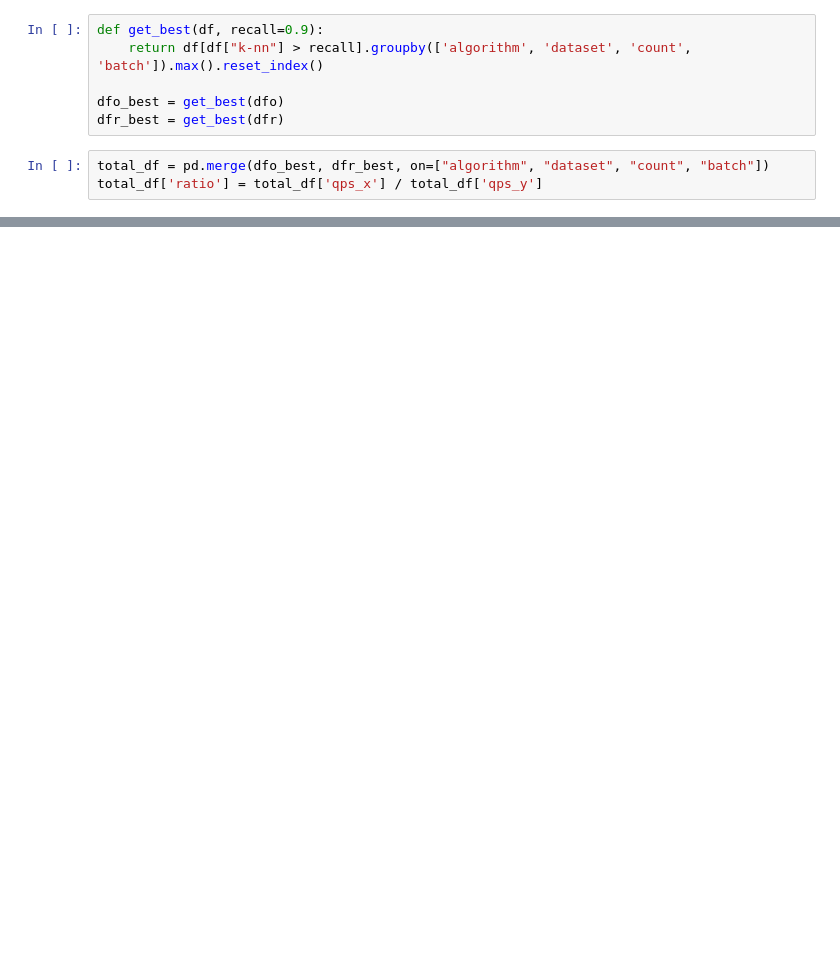
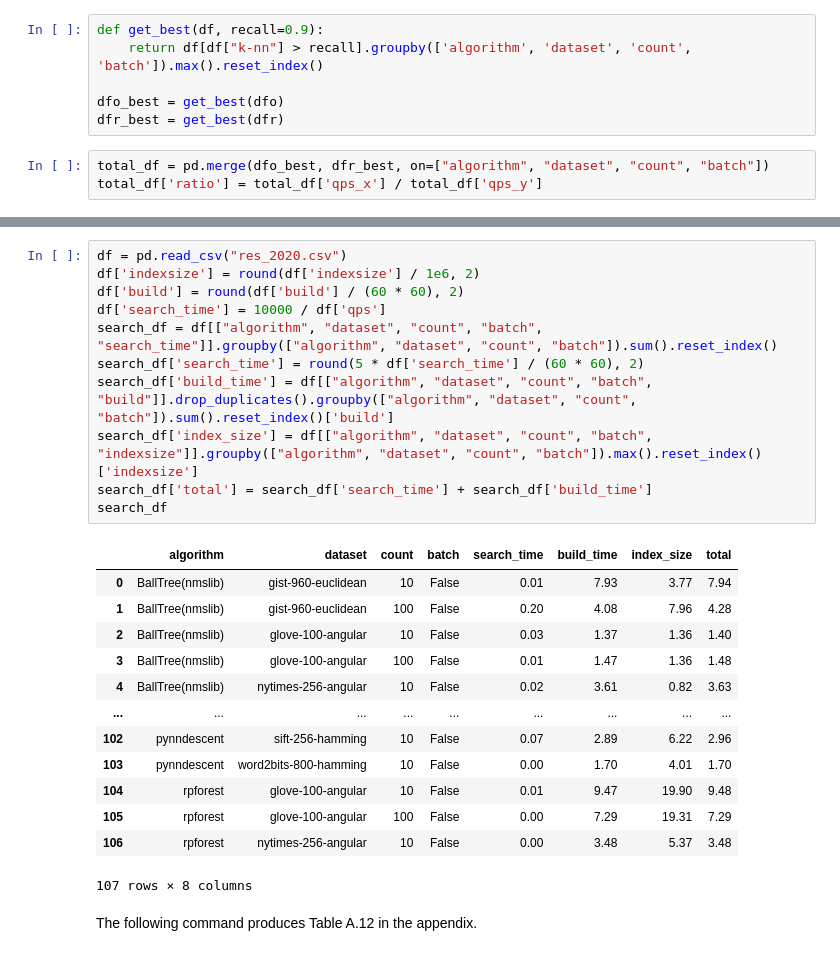
Before and after one commit to maumueller/ann-benchmarks-reproducibility, a Jupyter notebook: eval.ipynb, the cells around one changed output, grey strips where cells are left out. Saved outputs shown, nothing was run; the diff lists cells and outputs as text; blank space fills up the shorter version.

```diff
--- a/eval.ipynb
+++ b/eval.ipynb
@@ -136,0 +134,27 @@ total_df.sort_values(by=['dataset', 'count', 'batch', 'qps_x'])
+# %%
+df = pd.read_csv("res_2020.csv")
+df['indexsize'] = round(df['indexsize'] / 1e6, 2)
+df['build'] = round(df['build'] / (60 * 60), 2)
+df['search_time'] = 10000 / df['qps']
+search_df = df[["algorithm", "dataset", "count", "batch", "search_time"]].groupby(["algorithm", "dataset", "count", "batch"]).sum().reset_index()
+search_df['search_time'] = round(5 * df['search_time'] / (60 * 60), 2)
+search_df['build_time'] = df[["algorithm", "dataset", "count", "batch", "build"]].drop_duplicates().groupby(["algorithm", "dataset", "count", "batch"]).sum().reset_index()['build']
+search_df['index_size'] = df[["algorithm", "dataset", "count", "batch", "indexsize"]].groupby(["algorithm", "dataset", "count", "batch"]).max().reset_index()['indexsize']
+search_df['total'] = search_df['search_time'] + search_df['build_time']
+search_df
+# %% [output]
+|  | algorithm | dataset | count | batch | search_time | build_time | index_size | total |
+| 0 | BallTree(nmslib) | gist-960-euclidean | 10 | False | 0.01 | 7.93 | 3.77 | 7.94 |
+| 1 | BallTree(nmslib) | gist-960-euclidean | 100 | False | 0.20 | 4.08 | 7.96 | 4.28 |
+| 2 | BallTree(nmslib) | glove-100-angular | 10 | False | 0.03 | 1.37 | 1.36 | 1.40 |
+| 3 | BallTree(nmslib) | glove-100-angular | 100 | False | 0.01 | 1.47 | 1.36 | 1.48 |
+| 4 | BallTree(nmslib) | nytimes-256-angular | 10 | False | 0.02 | 3.61 | 0.82 | 3.63 |
+| ... | ... | ... | ... | ... | ... | ... | ... | ... |
+| 102 | pynndescent | sift-256-hamming | 10 | False | 0.07 | 2.89 | 6.22 | 2.96 |
+| 103 | pynndescent | word2bits-800-hamming | 10 | False | 0.00 | 1.70 | 4.01 | 1.70 |
+| 104 | rpforest | glove-100-angular | 10 | False | 0.01 | 9.47 | 19.90 | 9.48 |
+| 105 | rpforest | glove-100-angular | 100 | False | 0.00 | 7.29 | 19.31 | 7.29 |
+| 106 | rpforest | nytimes-256-angular | 10 | False | 0.00 | 3.48 | 5.37 | 3.48 |
+107 rows × 8 columns
+# %% [markdown]
+The following command produces Table A.12 in the appendix.
```
Also changed, not shown: parts of 26 cells of this notebook.
